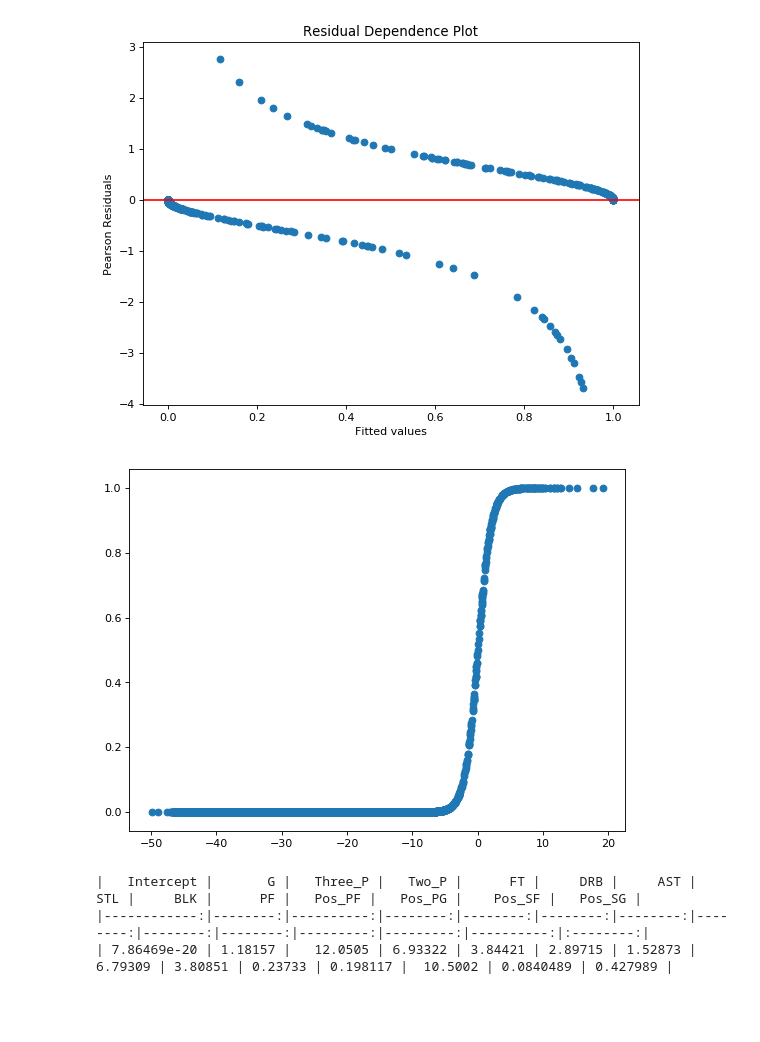
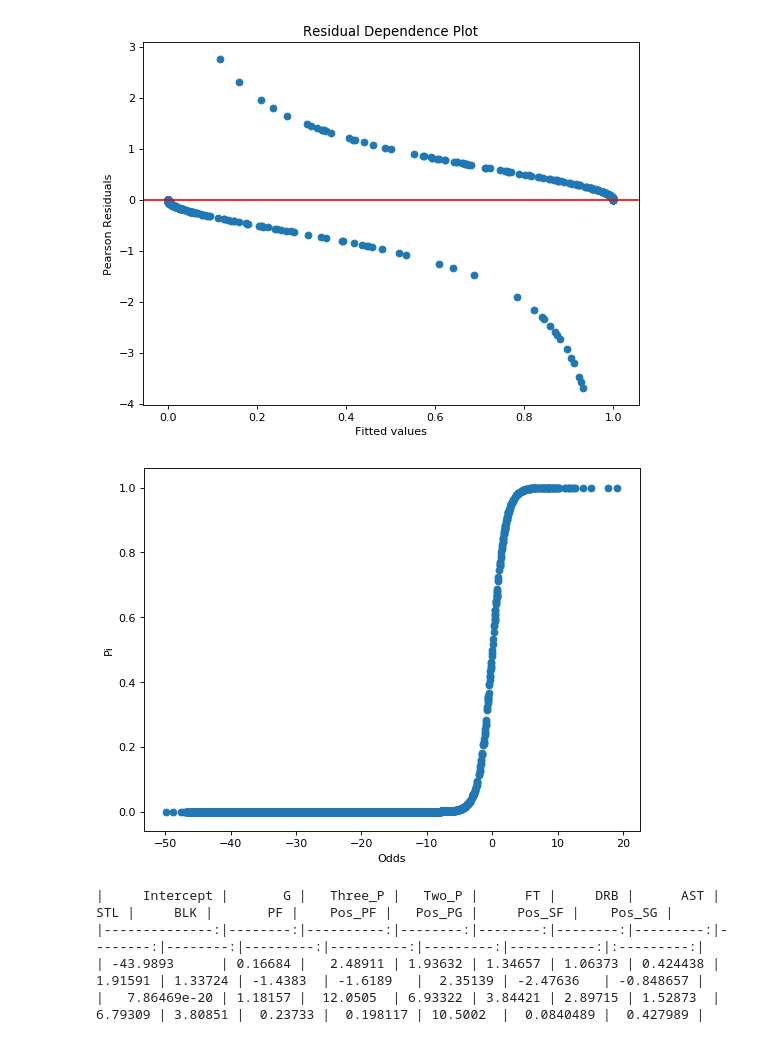
Before and after one commit to chunheisiu/NBA-POTW-Regression, a Jupyter notebook: notebooks/Stats_VS_POTW.ipynb, the cells around one changed output. Drawn from its saved outputs; the diff is of its cells as text; code cells hidden in the pictures; blank space fills up the shorter version.

```diff
--- a/notebooks/Stats_VS_POTW.ipynb
+++ b/notebooks/Stats_VS_POTW.ipynb
@@ -589,20 +589,23 @@ plt.show()
 # %%
 # plot how pi changes with the model
 pi = prd
 odds = pi / (1-pi)
 yi = np.log(odds)
 plt.figure(num=None, figsize=(8, 6), dpi=80, facecolor='w', edgecolor='k')
 plt.scatter(yi,pi)
+plt.ylabel("Pi")
+plt.xlabel("Odds")
 plt.savefig('../plot/regression_1_pi.png', dpi = 300, bbox_inches = 'tight')
 plt.show()
 # %% [output]
-[figure, old version]
+[figure, new version]
 # %%
 # table for exp(beta_i)
 import math
-beta = pd.DataFrame([[math.exp(par) for par in lm4.params]], columns = list(lm4.params.index))
+beta = pd.DataFrame([lm4.params.values, [math.exp(par) for par in lm4.params]], columns = list(lm4.params.index))
 print(th.md_table(beta, formats = {-1: 'c'}))
 # %% [output]
-|   Intercept |       G |   Three_P |   Two_P |      FT |     DRB |     AST |     STL |     BLK |      PF |   Pos_PF |   Pos_PG |    Pos_SF |   Pos_SG |
-|------------:|--------:|----------:|--------:|--------:|--------:|--------:|--------:|--------:|--------:|---------:|---------:|----------:|:--------:|
-| 7.86469e-20 | 1.18157 |   12.0505 | 6.93322 | 3.84421 | 2.89715 | 1.52873 | 6.79309 | 3.80851 | 0.23733 | 0.198117 |  10.5002 | 0.0840489 | 0.427989 |
+|     Intercept |       G |   Three_P |   Two_P |      FT |     DRB |      AST |     STL |     BLK |       PF |    Pos_PF |   Pos_PG |     Pos_SF |    Pos_SG |
+|--------------:|--------:|----------:|--------:|--------:|--------:|---------:|--------:|--------:|---------:|----------:|---------:|-----------:|:---------:|
+| -43.9893      | 0.16684 |   2.48911 | 1.93632 | 1.34657 | 1.06373 | 0.424438 | 1.91591 | 1.33724 | -1.4383  | -1.6189   |  2.35139 | -2.47636   | -0.848657 |
+|   7.86469e-20 | 1.18157 |  12.0505  | 6.93322 | 3.84421 | 2.89715 | 1.52873  | 6.79309 | 3.80851 |  0.23733 |  0.198117 | 10.5002  |  0.0840489 |  0.427989 |
```
Also changed, not shown: parts of 6 cells of this notebook, 6 other files.
